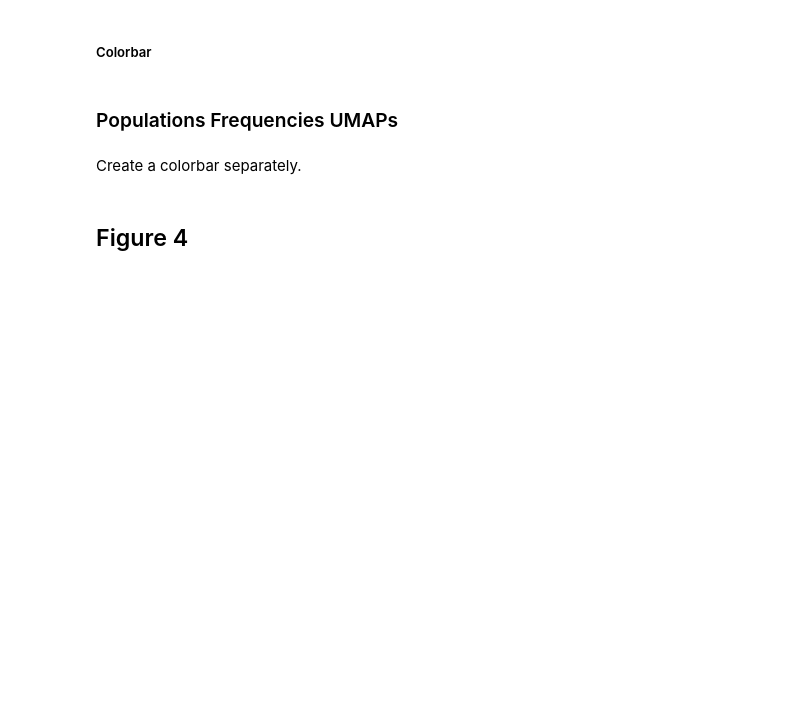
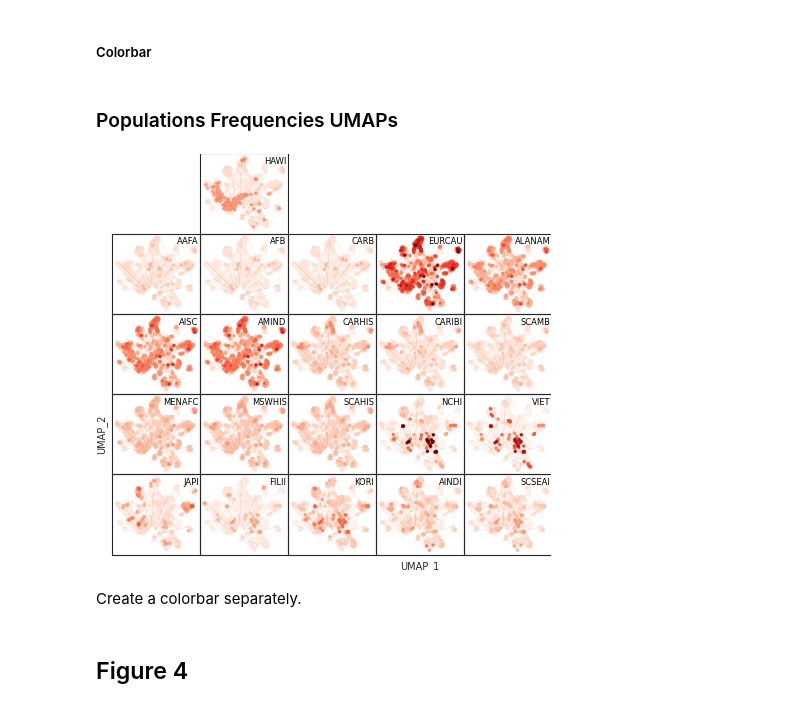
Before and after one commit to immuno-informatics/carmen-analysis, a Jupyter notebook: scripts/analysis_data_generation_and_figures_1.ipynb, the cells around one changed output. Saved outputs shown, nothing was run; the diff lists cells and outputs as text; code cells hidden in the pictures; blank space fills up the shorter version.

```diff
--- a/scripts/analysis_data_generation_and_figures_1.ipynb
+++ b/scripts/analysis_data_generation_and_figures_1.ipynb
@@ -3041,7 +3315,8 @@ freqs = freqs.select(pl.col(pop_order))
 # %%
 # Figure config
 
-fig_size = figsize_in_mm(max_fig_width_double_col*0.92, max_max_fig_height*0.38)
+# fig_size = figsize_in_mm(max_fig_width_double_col*0.92, max_max_fig_height*0.38)
+fig_size = figsize_in_mm(115.819, 106.098)
 
 fig_name = "fig-3-umaps-pop-freqs"
 
@@ -3053,7 +3328,8 @@ clust_border_color = "0.3"
 clust_border_lw = 0.1
 clust_border_alpha = 0.3
 
-gs_grid = (4, 7)  # (nrows, ncols); there are 21 populations
+# gs_grid = (4, 7)  # (nrows, ncols); there are 21 populations
+gs_grid = (5, 5)
 
 pop_label_size = 6
 pop_label_x = 0.98
@@ -3076,16 +3352,42 @@ fig = plt.figure(figsize=fig_size, layout="constrained")
 gs = fig.add_gridspec(nrows=gs_grid[0], ncols=gs_grid[1], hspace=0, wspace=0)
 axs = gs.subplots(sharex="col", sharey="row")
 
+# axes_to_populate = [
+#     3,
+#     4,
+#     5,
+#     6,
+#     9,
+#     10,
+#     11,
+#     12,
+#     13,
+#     16,
+#     17,
+#     18,
+#     19,
+#     20,
+#     21,
+#     22,
+#     23,
+#     24,
+#     25,
+#     26,
+#     27,
+# ]
 axes_to_populate = [
-    3,
-    4,
+    1,
     5,
     6,
+    7,
+    8,
     9,
     10,
     11,
     12,
     13,
+    14,
+    15,
     16,
     17,
     18,
@@ -3095,9 +3397,6 @@ axes_to_populate = [
     22,
     23,
     24,
-    25,
-    26,
-    27,
 ]
 
 for ax, pop in zip(axs.flatten()[axes_to_populate], populations):
@@ -3135,33 +3434,35 @@ for ax, pop in zip(axs.flatten()[axes_to_populate], populations):
     )
 
     ax.text(pop_label_x, pop_label_y, pop, transform=ax.transAxes, **pop_label_kwargs)
 
 axs[-1][x_label_hori_i].set_xlabel("UMAP_1")
 axs[y_label_vert_i][0].set_ylabel("UMAP_2")
 
 # Automatically delete last unused axes
 # n_ax_to_del = gs_grid[0] * gs_grid[1] - len(populations)
 # if n_ax_to_del != 0:
 #     for ax in axs.flatten()[-n_ax_to_del :]:
 #         ax.set_axis_off()
 
 # Automatically delete unused axes
 axes_to_del = list(
     set([i for i in range(gs_grid[0] * gs_grid[1])]) - set(axes_to_populate)
 )
 for ax in axs.flatten()[axes_to_del]:
     ax.set_axis_off()
 
 # _ = fig.colorbar(sc, label="Frequency", orientation="horizontal", ax=axs, shrink=0.25, pad=0.012)
 
 # cb_ax = axs[-1][1].inset_axes([-0.2, -0.4, 1, 0.15])
 # cb_ax = fig.add_axes((0.325, -0.026, 0.4, 0.015))
 # _ = fig.colorbar(sc, label="Frequency", orientation="horizontal", cax=cb_ax)
 
 fig.get_layout_engine().set(w_pad=0, h_pad=0, hspace=0, wspace=0)
 
 file_name = figures_main_dir.joinpath(f"{fig_name}.pdf")
 fig.savefig(file_name)
+# %% [output]
+[figure, added]
 # %% [markdown]
 Create a colorbar separately.
 # %%
```
Also changed, not shown: parts of 39 cells of this notebook, 1 other file.
